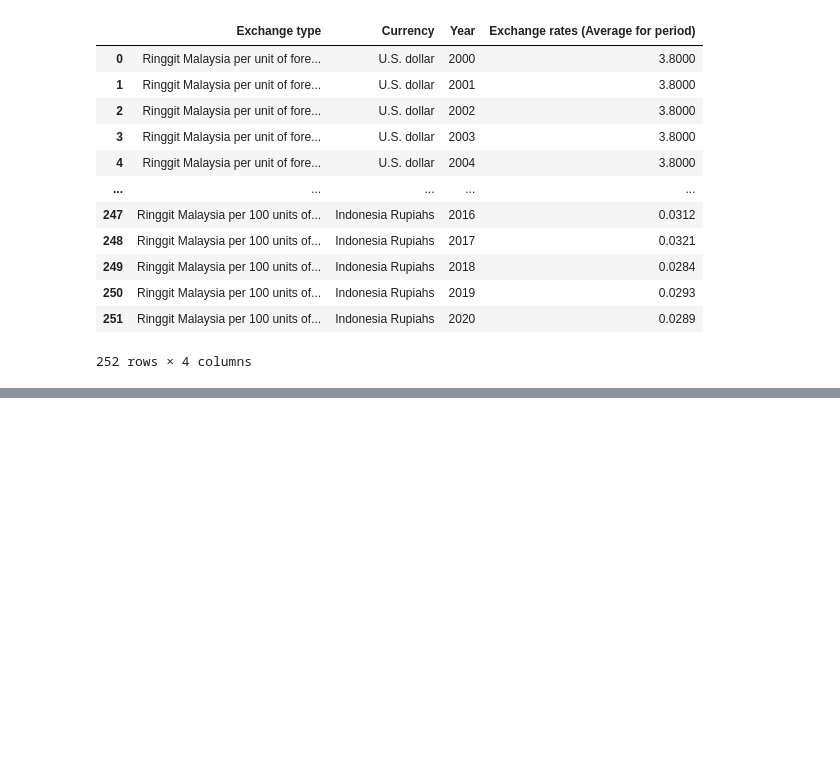
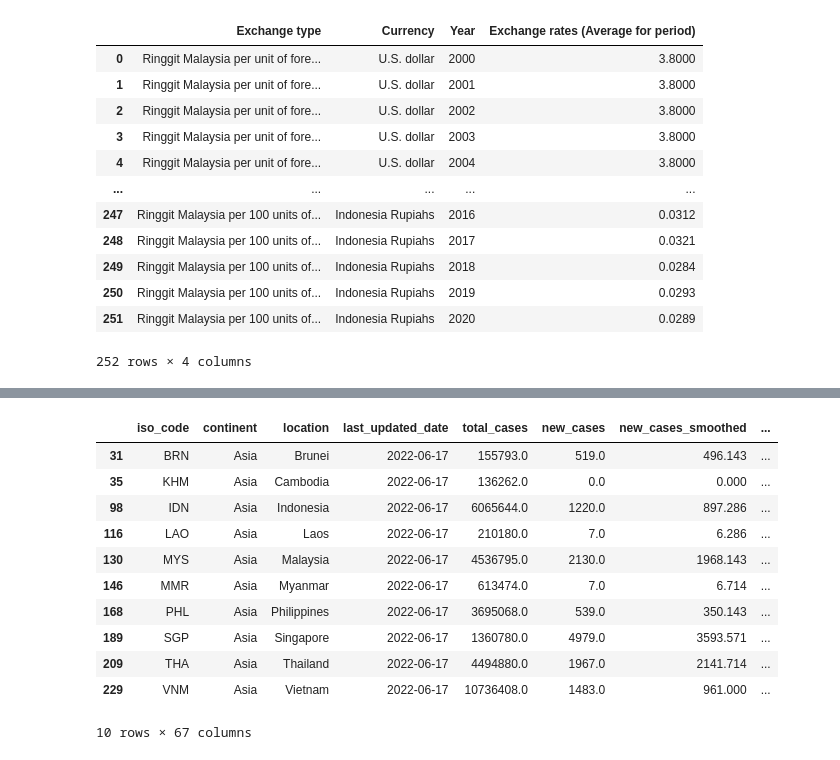
Before and after one commit to zzahir1978/my_dashboard, a Jupyter notebook: Dashboard_Notebook.ipynb, the cells around one changed output, grey strips where cells are left out. Drawn from its saved outputs; the diff is of its cells as text; code cells hidden in the pictures; blank space fills up the shorter version.

Commit message:
update app.py add ASEAN

```diff
--- a/Dashboard_Notebook.ipynb
+++ b/Dashboard_Notebook.ipynb
@@ -734,3 +743,22 @@ df_currency
 # %%
 #df_icu = pd.read_csv("https://raw.githubusercontent.com/MoH-Malaysia/covid19-public/main/epidemic/icu.csv")
 #df_icu.groupby('state').sum()
+# %%
+dfworld1 = pd.read_csv('https://raw.githubusercontent.com/owid/covid-19-data/master/public/data/latest/owid-covid-latest.csv')
+df_asean = dfworld1[dfworld1['continent'].notna()]
+df_asean = df_asean.loc[df_asean['location'].isin(['Malaysia','Singapore','Thailand','Indonesia','Philippines','Cambodia',
+                                                  'Laos','Vietnam','Myanmar','Brunei'])]
+df_asean
+# %% [output]
+|  | iso_code | continent | location | last_updated_date | total_cases | new_cases | new_cases_smoothed | ... |
+| 31 | BRN | Asia | Brunei | 2022-06-17 | 155793.0 | 519.0 | 496.143 | ... |
+| 35 | KHM | Asia | Cambodia | 2022-06-17 | 136262.0 | 0.0 | 0.000 | ... |
+| 98 | IDN | Asia | Indonesia | 2022-06-17 | 6065644.0 | 1220.0 | 897.286 | ... |
+| 116 | LAO | Asia | Laos | 2022-06-17 | 210180.0 | 7.0 | 6.286 | ... |
+| 130 | MYS | Asia | Malaysia | 2022-06-17 | 4536795.0 | 2130.0 | 1968.143 | ... |
+| 146 | MMR | Asia | Myanmar | 2022-06-17 | 613474.0 | 7.0 | 6.714 | ... |
+| 168 | PHL | Asia | Philippines | 2022-06-17 | 3695068.0 | 539.0 | 350.143 | ... |
+| 189 | SGP | Asia | Singapore | 2022-06-17 | 1360780.0 | 4979.0 | 3593.571 | ... |
+| 209 | THA | Asia | Thailand | 2022-06-17 | 4494880.0 | 1967.0 | 2141.714 | ... |
+| 229 | VNM | Asia | Vietnam | 2022-06-17 | 10736408.0 | 1483.0 | 961.000 | ... |
+10 rows × 67 columns
```
Also changed, not shown: parts of 2 cells of this notebook, 1 other file.
